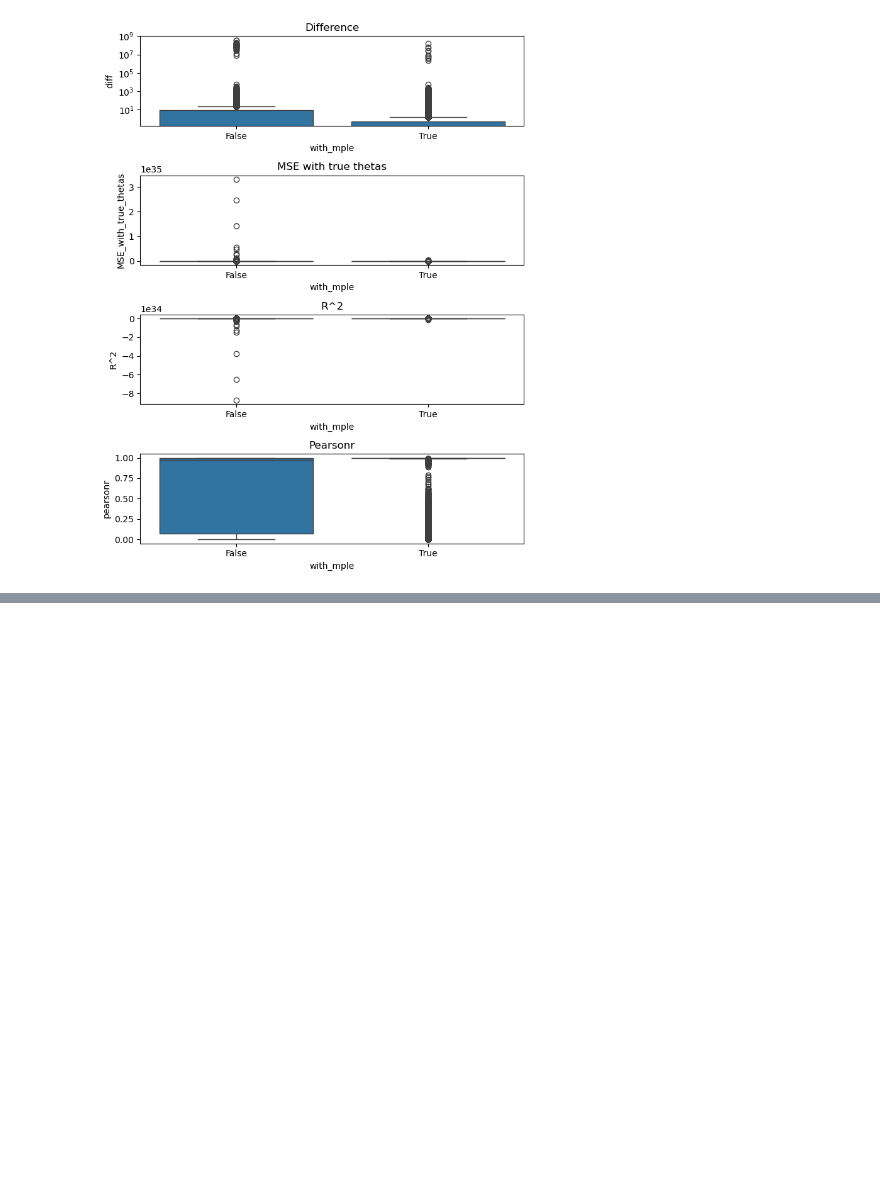
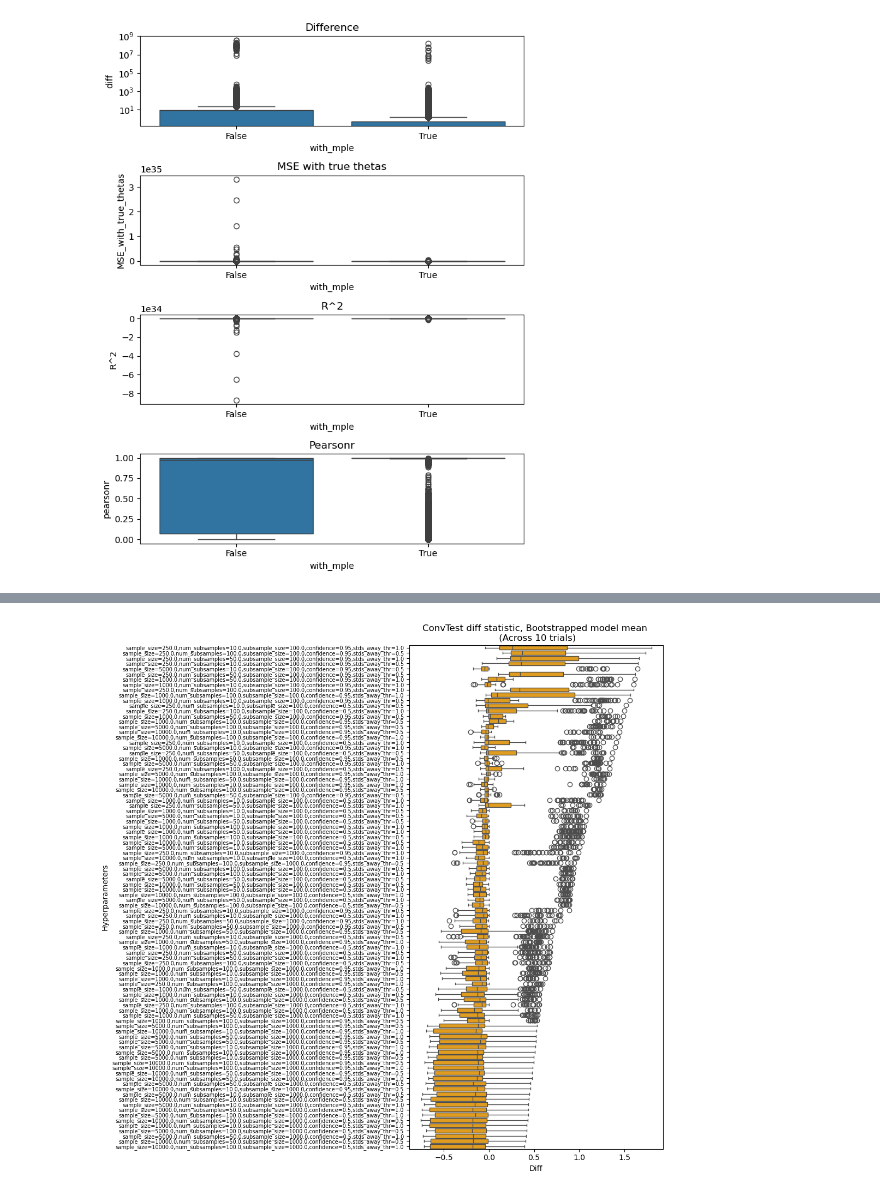
Before and after one commit to tomtalp/pyERGM, a Jupyter notebook: examples/convergence_benchmarks.ipynb, the cells around one changed output, grey strips where cells are left out. Cells and saved outputs as stored; diff of their text form; code cells hidden in the pictures; blank space fills up the shorter version.

```diff
--- a/examples/convergence_benchmarks.ipynb
+++ b/examples/convergence_benchmarks.ipynb
@@ -1041,0 +1125,23 @@ plt.show()
+# %%
+df_for_concat = df[(df["with_mple"] == True) & (df["mcmc_steps_per_sample"] >= 18**2)]
+
+features_for_comparison = ["sample_size", "num_subsamples", "subsample_size", "confidence", "stds_away_thr"]
+
+conv_test_concatenated_data = df_for_concat[features_for_comparison + ["diff"]].copy()
+conv_test_concatenated_data["values_as_name"] = conv_test_concatenated_data.apply(lambda x: f"sample_size={x['sample_size']},num_subsamples={x['num_subsamples']},subsample_size={x['subsample_size']},confidence={x['confidence']},stds_away_thr={x['stds_away_thr']}", axis=1)
+
+
+fig, ax = plt.subplots(figsize=(6, 12))
+
+
+conv_test_concatenated_data = conv_test_concatenated_data.sort_values("diff", ascending=False)
+sns.boxplot(data=conv_test_concatenated_data, x="diff", y="values_as_name", orient="horizontal", color="orange")
+ax.set_title("ConvTest diff statistic, Bootstrapped model mean \n (Across 10 trials)")
+
+# Smaller y-axis labels
+ax.set_yticklabels(ax.get_yticklabels(), fontsize=7)
+ax.set_xlabel("Diff")
+ax.set_ylabel("Hyperparameters")
+plt.show()
+# %% [output]
+[figure, added]
```
Also changed, not shown: parts of 16 cells of this notebook.
